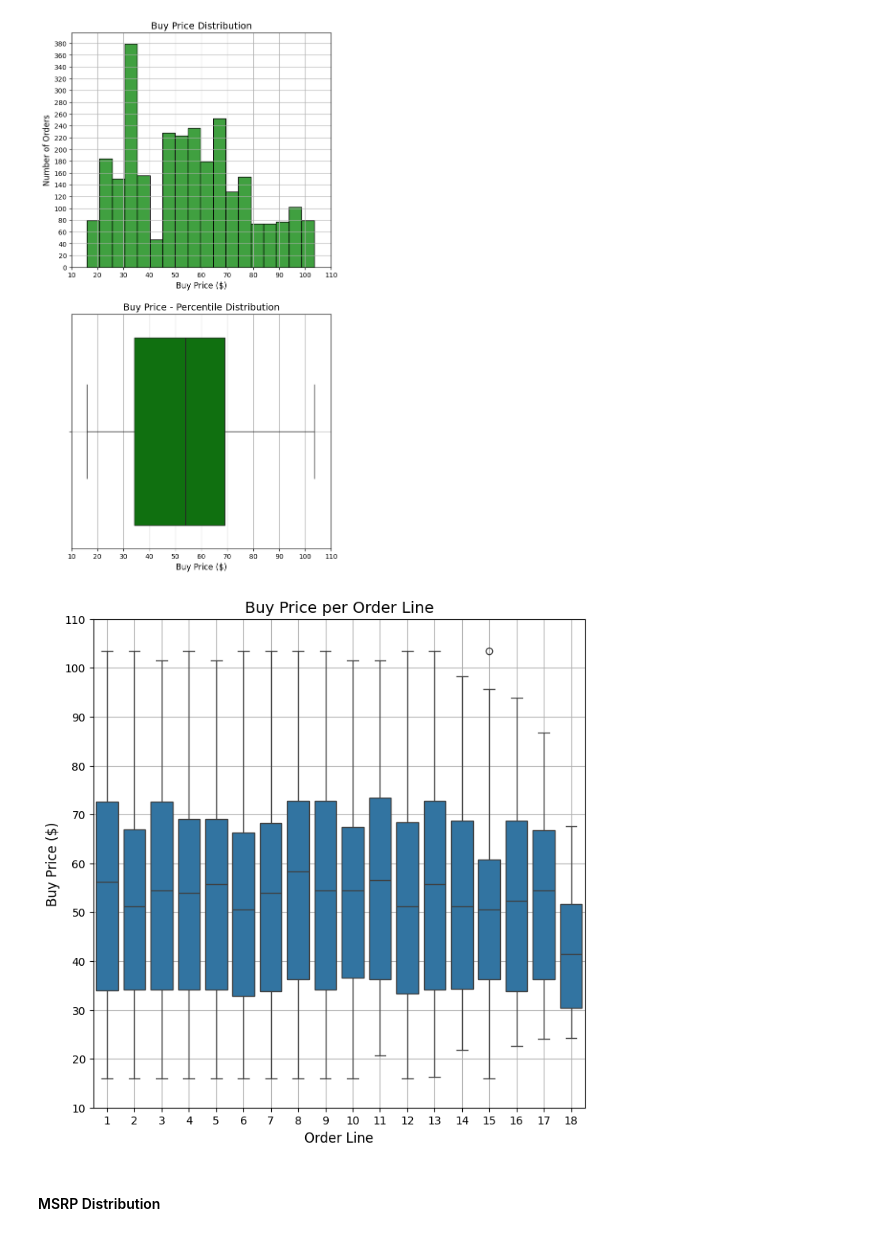
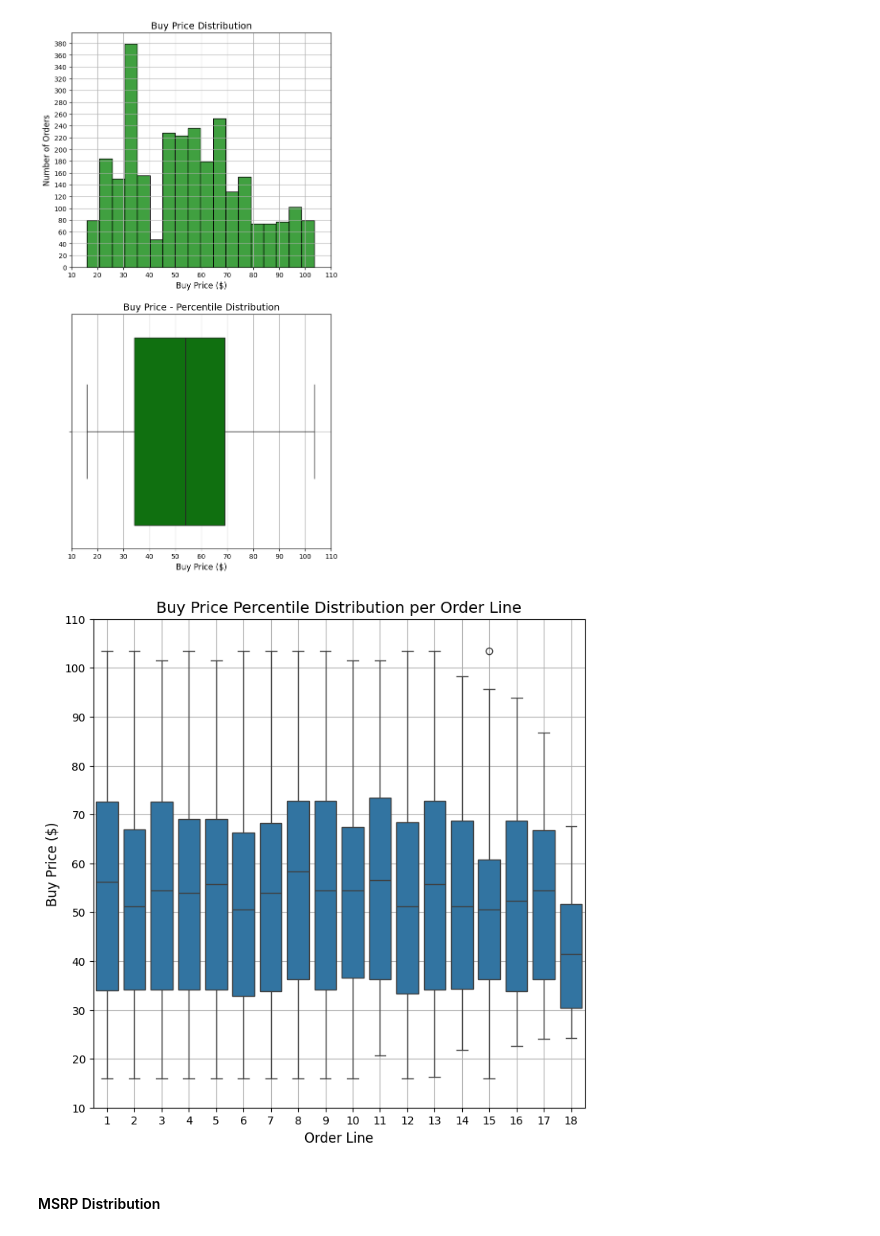
Before and after one commit to MarkLee7925/Customer-Database-Analysis, a Jupyter notebook: KMeans/CM_CustomerOrders_KMeans.ipynb, the cells around one changed output. Cells and saved outputs as stored; diff of their text form; code cells hidden in the pictures.

```diff
--- a/KMeans/CM_CustomerOrders_KMeans.ipynb
+++ b/KMeans/CM_CustomerOrders_KMeans.ipynb
@@ -302,22 +306,22 @@ plt.show()
 # %%
 # Define figure
 bp_line_num = plt.figure(figsize=(8, 8))
 
 # Buy Price per Line Number
 bp_line_num = sns.boxplot(x=df['orderLineNumber'], y=df['buyPrice'])
 # Adjust X-Axis range
 plt.yticks(np.arange(10, 120, 10))
 # Plot title and labels
 plt.xlabel('Order Line', fontsize=12)
 plt.ylabel('Buy Price ($)', fontsize=12)
-plt.title('Buy Price per Order Line', fontsize=14)
+plt.title('Buy Price Percentile Distribution per Order Line', fontsize=14)
 # Plot grid
 plt.grid(True)
 
 # Show figure
 plt.show()
 # %% [output]
-[figure, old version]
+[figure, new version]
 # %% [markdown]
 #### MSRP Distribution
 # %%
```
Also changed, not shown: parts of 7 cells of this notebook, 1 other file.
